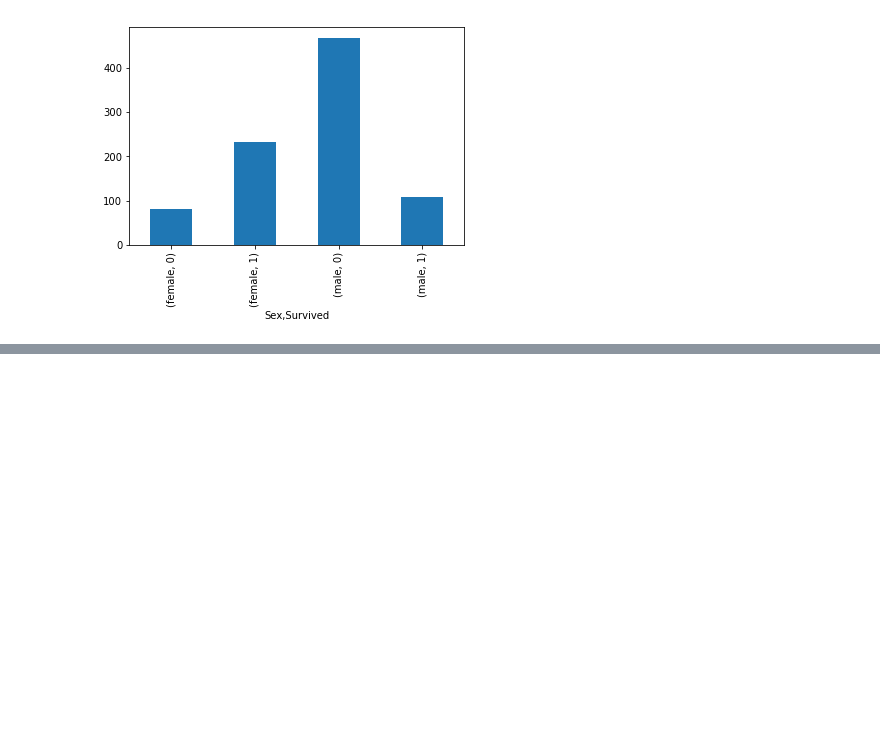
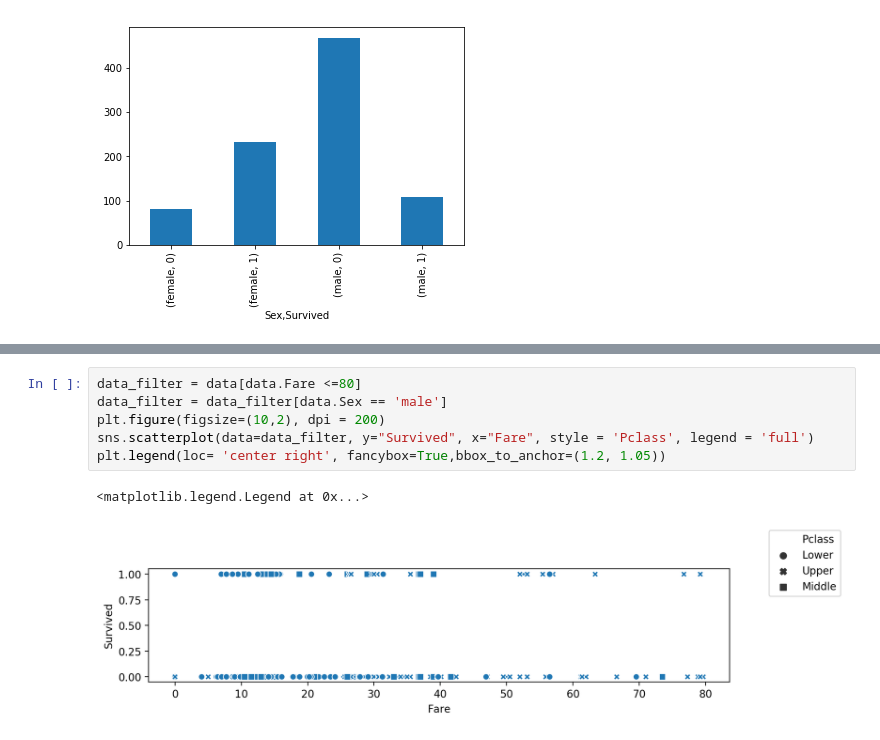
Before and after one commit to yogeshpv/DataScience, a Jupyter notebook: MSDS422_PracticalML/Titanic/TitanicSurvivorAnalysis.ipynb, the cells around one changed output, grey strips where cells are left out. Drawn from its saved outputs; the diff is of its cells as text; blank space fills up the shorter version.

```diff
--- a/MSDS422_PracticalML/Titanic/TitanicSurvivorAnalysis.ipynb
+++ b/MSDS422_PracticalML/Titanic/TitanicSurvivorAnalysis.ipynb
@@ -71,0 +85,9 @@ gender_count.groupby(['Sex', 'Survived']).size().plot(kind = 'bar', stacked = 'T
+# %%
+data_filter = data[data.Fare <=80]
+data_filter = data_filter[data.Sex == 'male']
+plt.figure(figsize=(10,2), dpi = 200)
+sns.scatterplot(data=data_filter, y="Survived", x="Fare", style = 'Pclass', legend = 'full')
+plt.legend(loc= 'center right', fancybox=True,bbox_to_anchor=(1.2, 1.05))
+# %% [output]
+<matplotlib.legend.Legend at 0x...>
+[figure, added]
```
Also changed, not shown: parts of 4 cells of this notebook, 2 other files.
